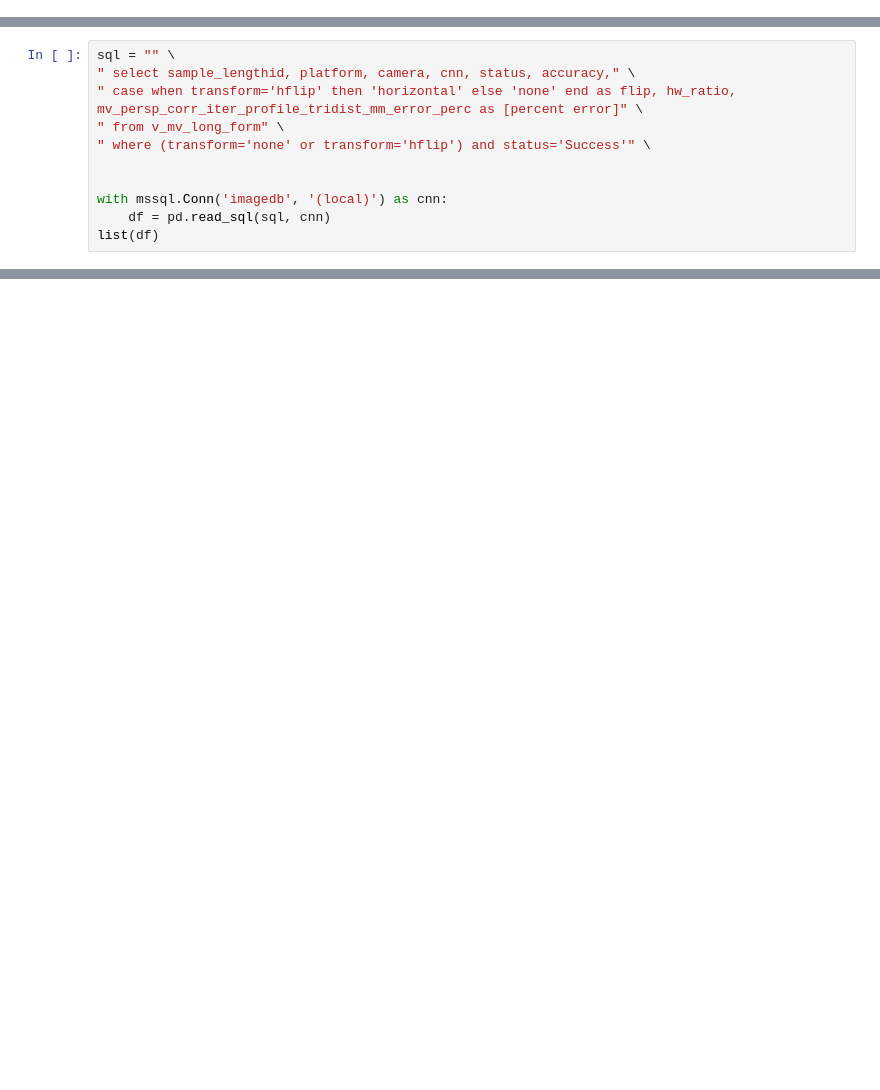
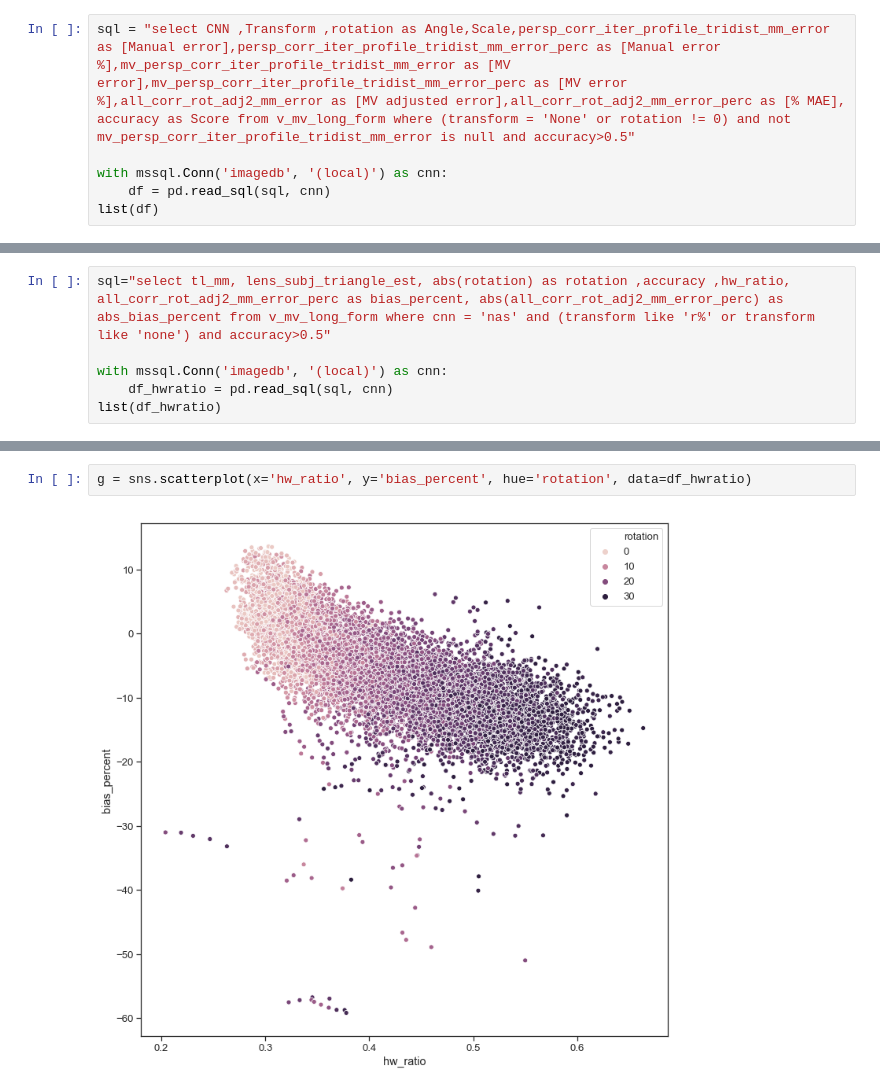
Before and after one commit to gmonkman/python, a Jupyter notebook: jupyter/model_rotation_error.ipynb, the cells around one changed output, grey strips where cells are left out. Drawn from its saved outputs; the diff is of its cells as text; blank space fills up the shorter version.

```diff
--- a/jupyter/model_rotation_error.ipynb
+++ b/jupyter/model_rotation_error.ipynb
@@ -29,0 +65,6 @@ def label_point(x, y, val, ax):
+# %%
+sql = "select CNN ,Transform ,rotation as Angle,Scale,persp_corr_iter_profile_tridist_mm_error as [Manual error],persp_corr_iter_profile_tridist_mm_error_perc as [Manual error %],mv_persp_corr_iter_profile_tridist_mm_error as [MV error],mv_persp_corr_iter_profile_tridist_mm_error_perc as [MV error %],all_corr_rot_adj2_mm_error as [MV adjusted error],all_corr_rot_adj2_mm_error_perc as [% MAE], accuracy as Score from v_mv_long_form where (transform = 'None' or rotation != 0) and not mv_persp_corr_iter_profile_tridist_mm_error is null and accuracy>0.5"
+
+with mssql.Conn('imagedb', '(local)') as cnn:
+    df = pd.read_sql(sql, cnn)
+list(df)
@@ -30,12 +215,7 @@ def label_point(x, y, val, ax):
 # %%
-sql = "" \
-" select sample_lengthid, platform, camera, cnn, status, accuracy," \
-" case when transform='hflip' then 'horizontal' else 'none' end as flip, hw_ratio, mv_persp_corr_iter_profile_tridist_mm_error_perc as [percent error]" \
-" from v_mv_long_form" \
-" where (transform='none' or transform='hflip') and status='Success'" \
-
+sql="select tl_mm, lens_subj_triangle_est, abs(rotation) as rotation ,accuracy ,hw_ratio, all_corr_rot_adj2_mm_error_perc as bias_percent, abs(all_corr_rot_adj2_mm_error_perc) as abs_bias_percent from v_mv_long_form where cnn = 'nas' and (transform like 'r%' or transform like 'none') and accuracy>0.5"
 
 with mssql.Conn('imagedb', '(local)') as cnn:
-    df = pd.read_sql(sql, cnn)
-list(df)
+    df_hwratio = pd.read_sql(sql, cnn)
+list(df_hwratio)
 # %% [output]
@@ -69,0 +229,4 @@ AttributeError: 'DataFrame' object has no attribute 'percent_error'
+# %%
+g = sns.scatterplot(x='hw_ratio', y='bias_percent', hue='rotation', data=df_hwratio)
+# %% [output]
+[figure, added]
```
Also changed, not shown: parts of 25 cells of this notebook, 10 other files.
